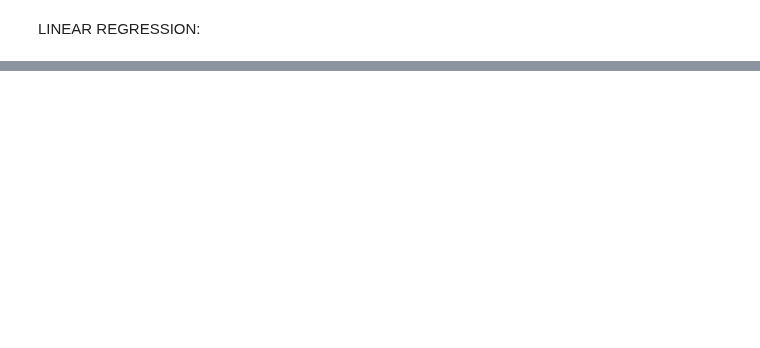
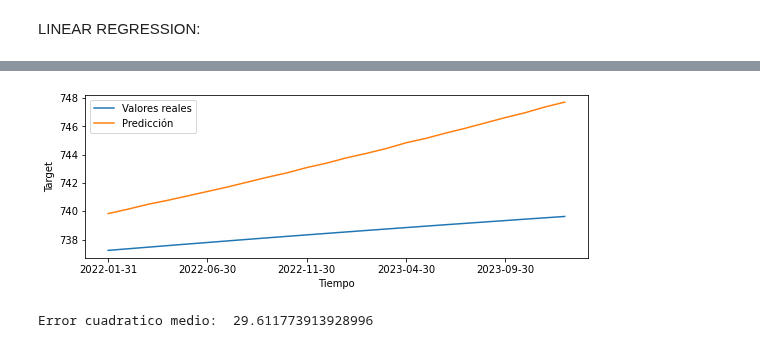
Before and after one commit to davidraamirez/drift-detection_data-augmentation, a Jupyter notebook: Variable Objetivo/Modelos.ipynb, the cells around one changed output, grey strips where cells are left out. Saved outputs shown, nothing was run; the diff lists cells and outputs as text; code cells hidden in the pictures; blank space fills up the shorter version.

```diff
--- a/Variable Objetivo/Modelos.ipynb
+++ b/Variable Objetivo/Modelos.ipynb
@@ -118,0 +66,5 @@ df_log
+# %%
+entrenar_linearReg(df_log,'Target')
+# %% [output]
+[figure, added]
+Error cuadratico medio:  29.611773913928996
```
Also changed, not shown: parts of 45 cells of this notebook, 9 other files.
